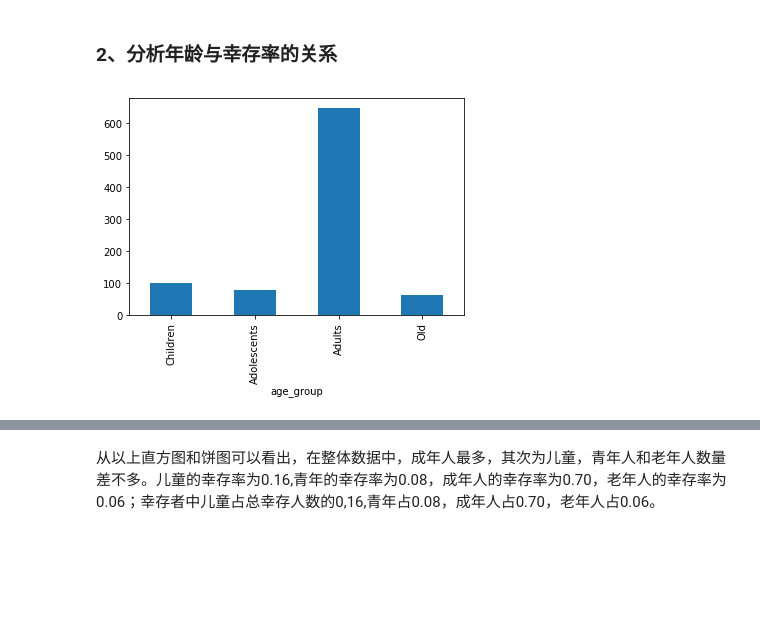
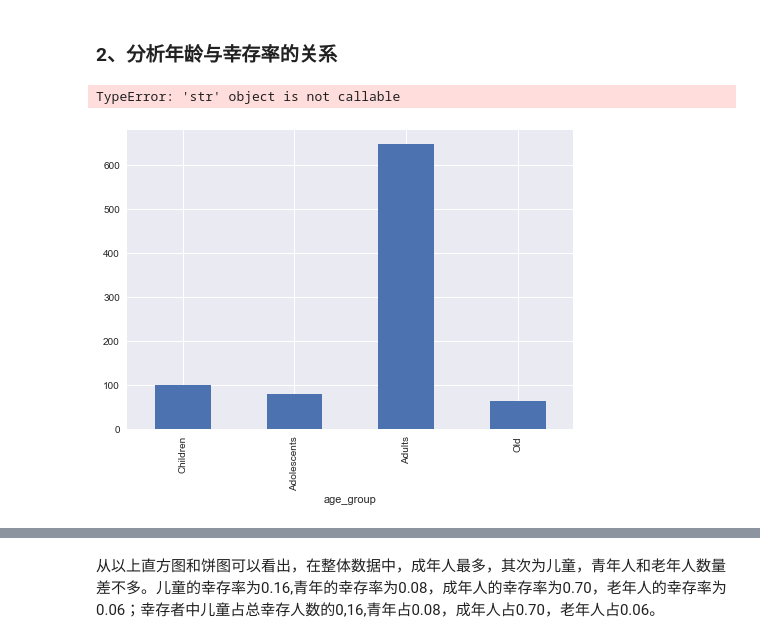
Before and after one commit to janeliao/Udacity_Projects, a Jupyter notebook: p4/p4_the_sinking_of_titanic.ipynb, the cells around one changed output, grey strips where cells are left out. Drawn from its saved outputs; the diff is of its cells as text; code cells hidden in the pictures; blank space fills up the shorter version.

```diff
--- a/p4/p4_the_sinking_of_titanic.ipynb
+++ b/p4/p4_the_sinking_of_titanic.ipynb
@@ -133,11 +119,12 @@ TypeError: 'str' object is not callable
 ### 2、分析年龄与幸存率的关系
 # %%
 passengers_count(full_data,'age_group').plot(kind='bar')
-plt.xlabel = ('age_group')
-plt.ylabel = ('number of passengers')
-plt.title = ('survival rate by age')
+plt.xlabel('age_group')
+plt.ylabel('number of passengers')
+plt.title('survival rate by age')
 # %% [output]
+TypeError: 'str' object is not callable
-[figure, old version]
+[figure, new version]
 # %%
 
 survival_rate_by_age = get_survival_rate_by_category(full_data,'age_group')
```
Also changed, not shown: parts of 8 cells of this notebook.
